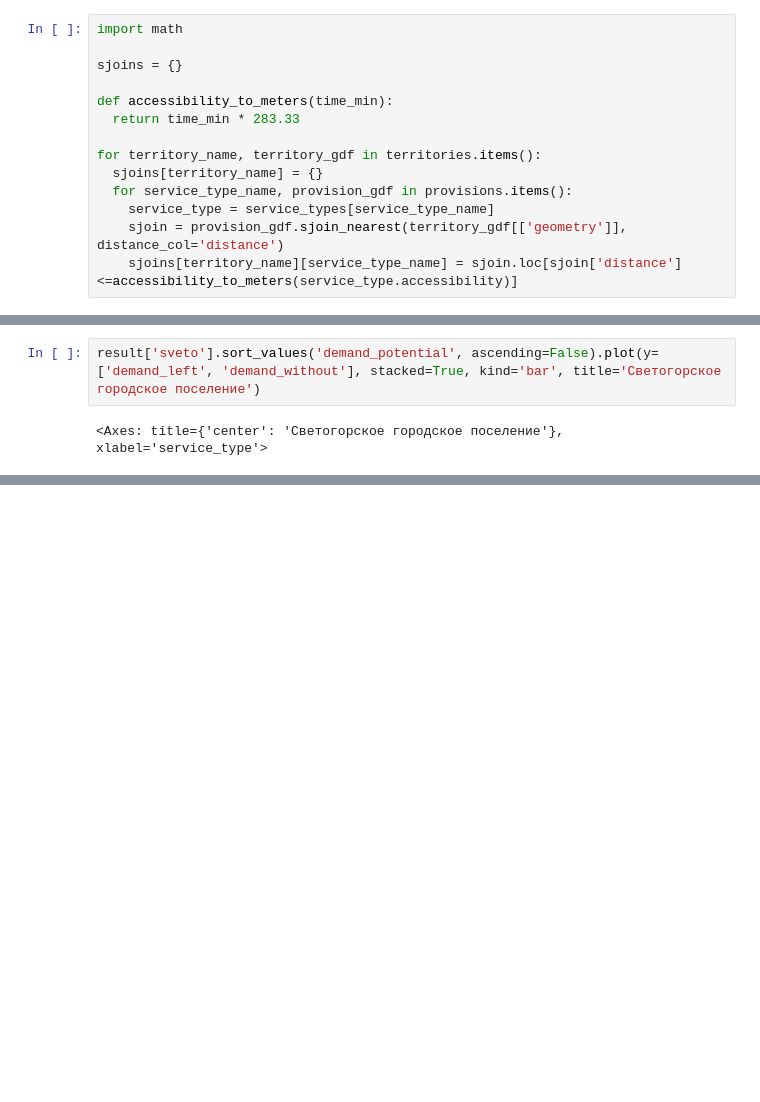
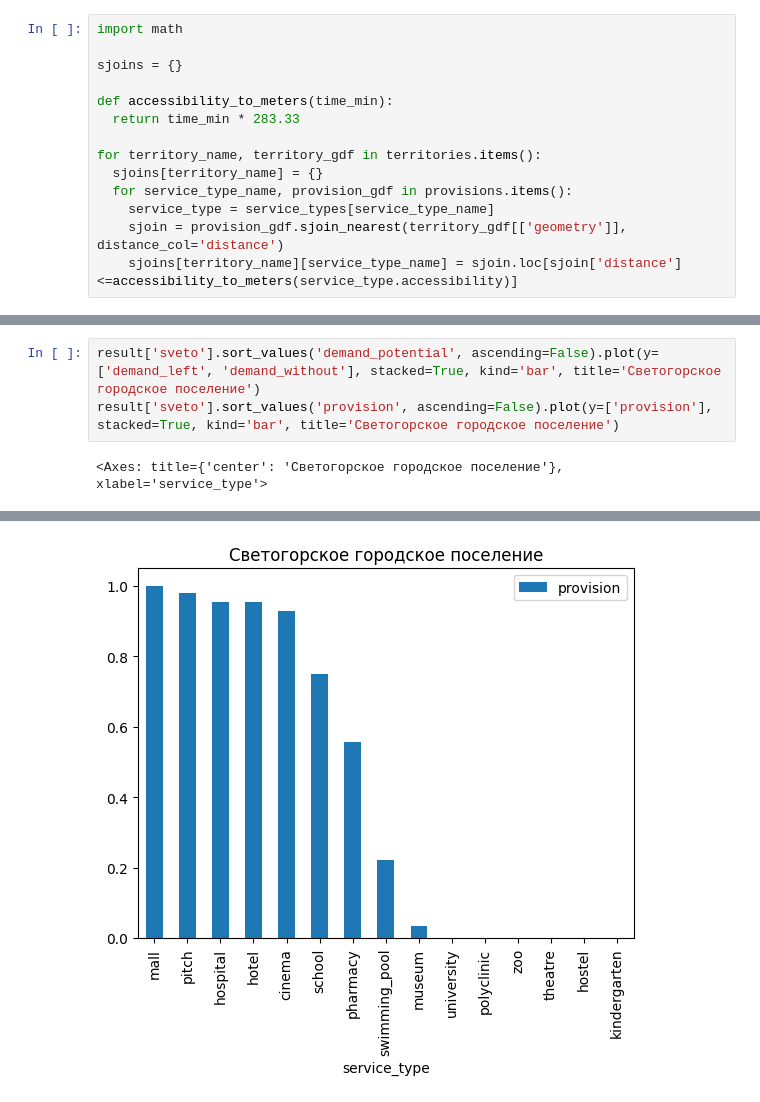
Before and after one commit to aimclub/blocksnet, a Jupyter notebook: examples/territory_provision.ipynb, the cells around one changed output, grey strips where cells are left out. Drawn from its saved outputs; the diff is of its cells as text; blank space fills up the shorter version.

```diff
--- a/examples/territory_provision.ipynb
+++ b/examples/territory_provision.ipynb
@@ -201,5 +214,7 @@ result['siver'].sort_values('demand_potential', ascending=False).plot(y=['demand
 # %%
 result['sveto'].sort_values('demand_potential', ascending=False).plot(y=['demand_left', 'demand_without'], stacked=True, kind='bar', title='Светогорское городское поселение')
+result['sveto'].sort_values('provision', ascending=False).plot(y=['provision'], stacked=True, kind='bar', title='Светогорское городское поселение')
 # %% [output]
 <Axes: title={'center': 'Светогорское городское поселение'}, xlabel='service_type'>
 [figure]
+[figure, added]
```
Also changed, not shown: parts of 7 cells of this notebook, 1 other file.
